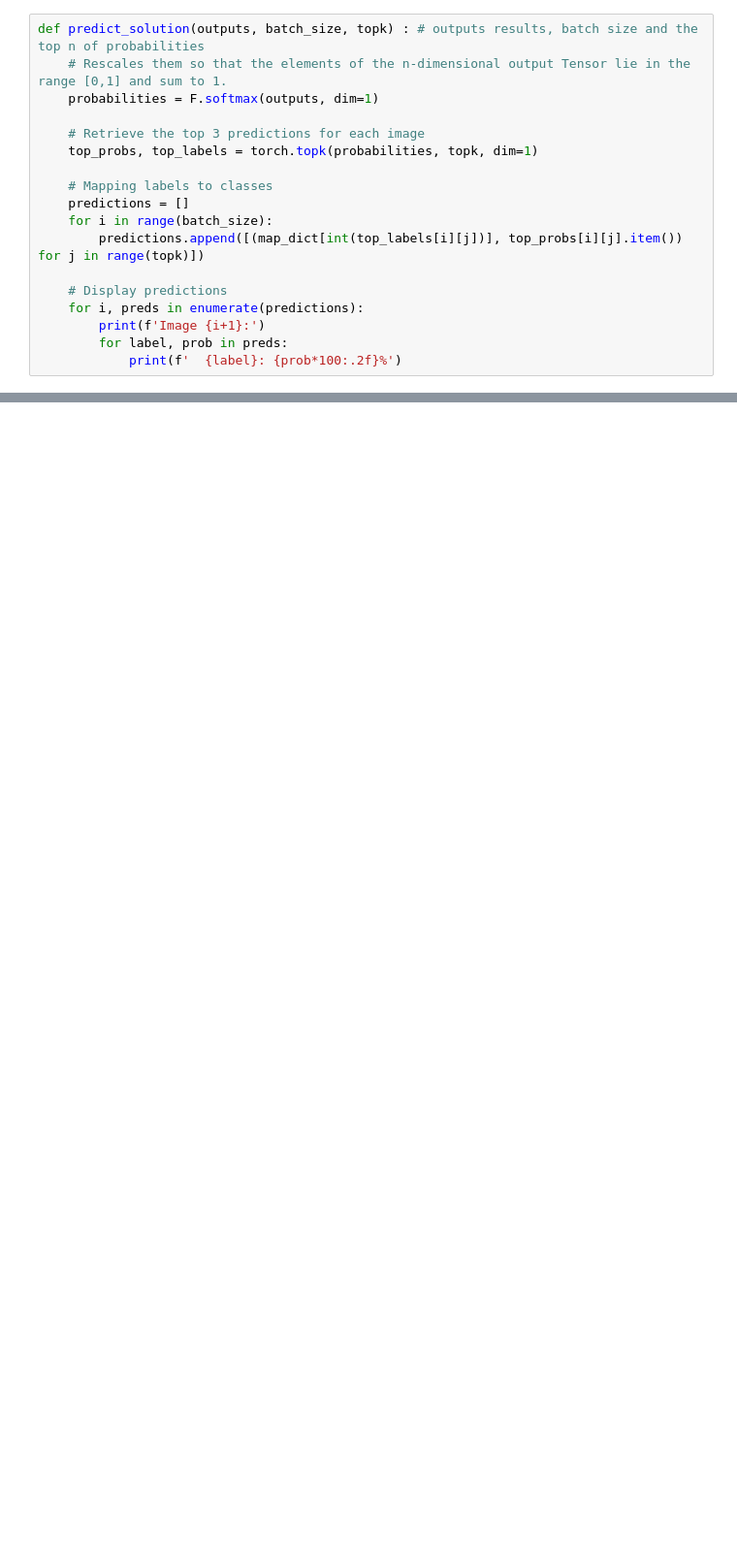
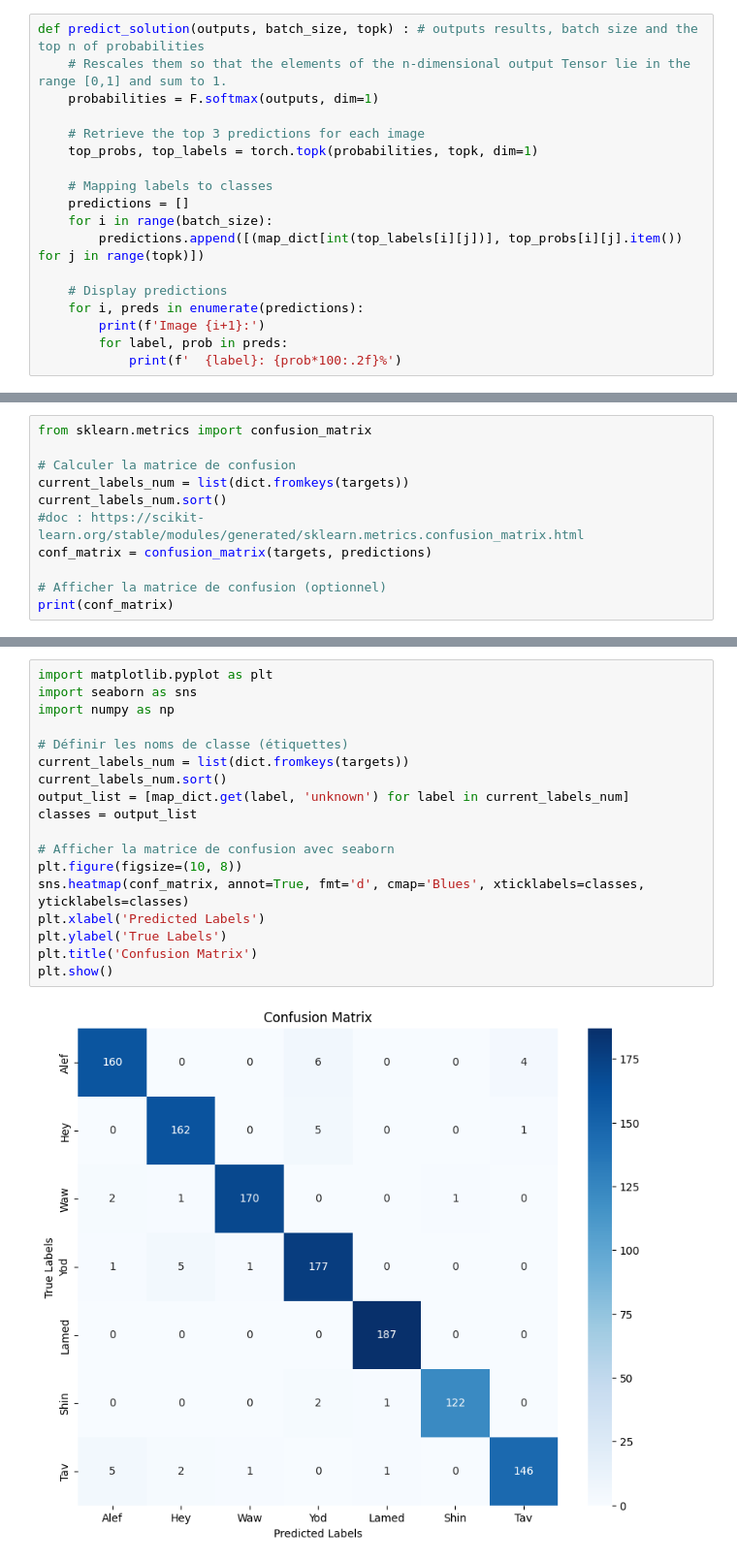
Before and after one commit to Flodeco22/lying-pen-scribes-project, a Jupyter notebook: machine_learning/CNN/CNN_with_PNA.ipynb, the cells around one changed output, grey strips where cells are left out. Shown at 97% size. Cells and saved outputs as stored; diff of their text form; blank space fills up the shorter version.

Commit message:
Bigger data augmentation + display confusion matrix

```diff
--- a/machine_learning/CNN/CNN_with_PNA.ipynb
+++ b/machine_learning/CNN/CNN_with_PNA.ipynb
@@ -320,0 +346,11 @@ Image 1:
+# %%
+from sklearn.metrics import confusion_matrix
+
+# Calculer la matrice de confusion
+current_labels_num = list(dict.fromkeys(targets))
+current_labels_num.sort()
+#doc : https://scikit-learn.org/stable/modules/generated/sklearn.metrics.confusion_matrix.html
+conf_matrix = confusion_matrix(targets, predictions)
+
+# Afficher la matrice de confusion (optionnel)
+print(conf_matrix)
@@ -320,0 +365,20 @@ Image 1:
+# %%
+import matplotlib.pyplot as plt
+import seaborn as sns
+import numpy as np
+
+# Définir les noms de classe (étiquettes)
+current_labels_num = list(dict.fromkeys(targets))
+current_labels_num.sort()
+output_list = [map_dict.get(label, 'unknown') for label in current_labels_num]
+classes = output_list
+
+# Afficher la matrice de confusion avec seaborn
+plt.figure(figsize=(10, 8))
+sns.heatmap(conf_matrix, annot=True, fmt='d', cmap='Blues', xticklabels=classes, yticklabels=classes)
+plt.xlabel('Predicted Labels')
+plt.ylabel('True Labels')
+plt.title('Confusion Matrix')
+plt.show()
+# %% [output]
+[figure, added]
```
Also changed, not shown: parts of 8 cells of this notebook, 11 other files.
